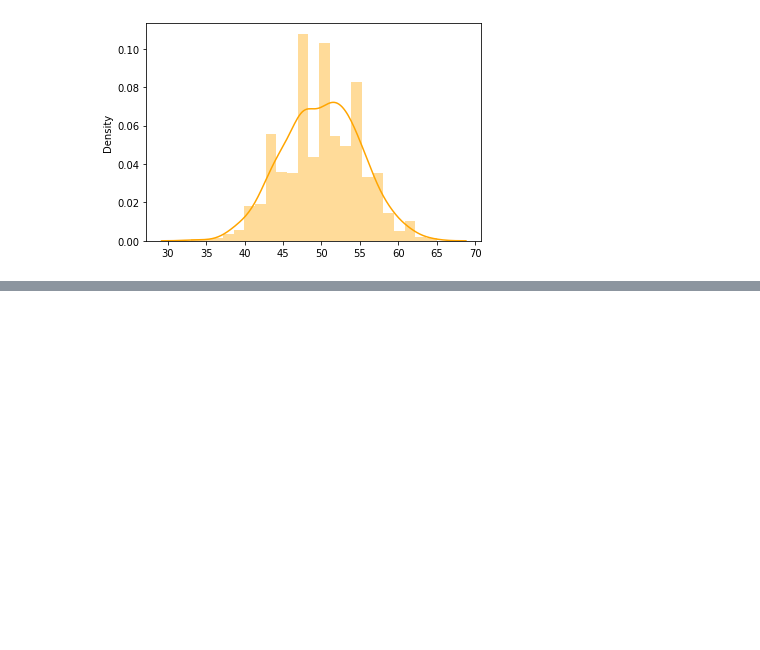
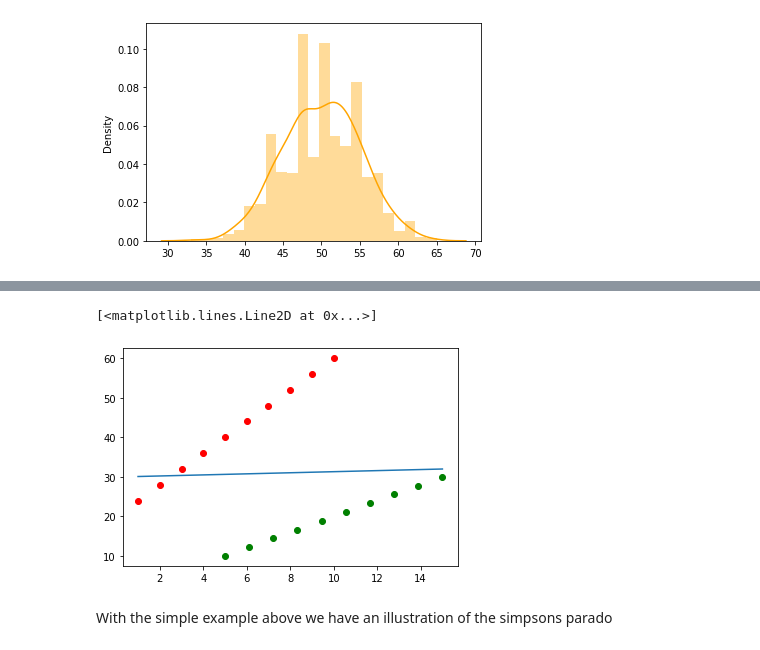
Before and after one commit to itskeithstudent/Fundamentals-Of-Data-Analysis-52446-Tasks, a Jupyter notebook: Tasks.ipynb, the cells around one changed output, grey strips where cells are left out. Drawn from its saved outputs; the diff is of its cells as text; code cells hidden in the pictures; blank space fills up the shorter version.

Commit message:
add basic example for task 4 on simpsons paradox, create dummy data for two straight lines and show line of fit across both datasets

```diff
--- a/Tasks.ipynb
+++ b/Tasks.ipynb
@@ -367,0 +372,22 @@ sns.distplot(heads_list, color='orange');
+# %%
+#x1 goes from 0 to 10 in 10 steps
+x1 = np.linspace(1,10, 10)
+y1 = 4*x1+20
+#x2 goes from 5 to 15 in 10 steps
+x2 = np.linspace(5,15,10)
+y2 = 2*x2
+# %%
+#in an effort to create a single combined dataset in order to show the line of fit for x1 and x2 and y1 and y2
+x1x2 = np.concatenate((x1,x2), axis=None)
+y1y2 = np.concatenate((y1,y2), axis=None)
+# %%
+plt.scatter(x1,y1, color='r')
+plt.scatter(x2,y2, color='g')
+
+plt.plot(np.unique(x1x2), np.poly1d(np.polyfit(x1x2, y1y2, 1))(np.unique(x1x2))) #found this line from stack overflow for simple line of fit
+#https://stackoverflow.com/questions/19068862/how-to-overplot-a-line-on-a-scatter-plot-in-python/19069001#19069001
+# %% [output]
+[<matplotlib.lines.Line2D at 0x...>]
+[figure, added]
+# %% [markdown]
+With the simple example above we have an illustration of the simpsons parado
```
Also changed, not shown: parts of 2 cells of this notebook.
